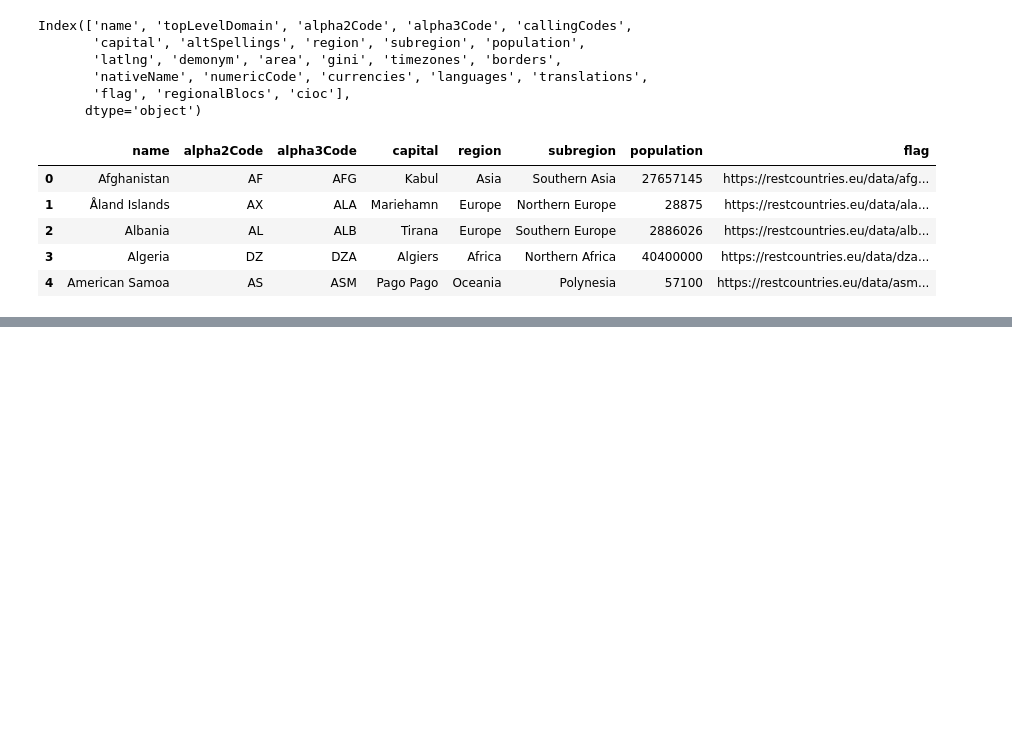
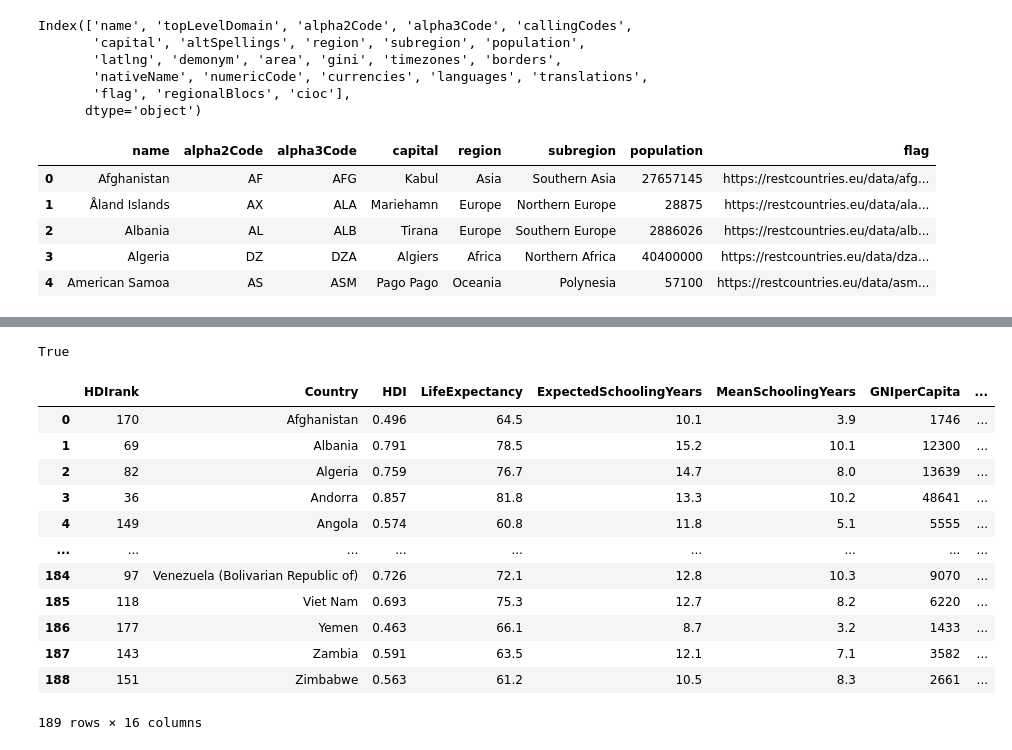
Before and after one commit to MdeMaic/WebScrapingAPI_Project, a Jupyter notebook: SRC/Functions.ipynb, the cells around one changed output, grey strips where cells are left out. Cells and saved outputs as stored; diff of their text form; code cells hidden in the pictures; blank space fills up the shorter version.

```diff
--- a/SRC/Functions.ipynb
+++ b/SRC/Functions.ipynb
@@ -155,0 +173,2 @@ dj.head()
+# %%
+djf = dj[dj["In_lst"]==True]
@@ -155,0 +189,3 @@ dj.head()
+# %%
+djf = djf.sort_values("name").reset_index(drop=True)
+df = df.sort_values("Country").reset_index(drop=True)
@@ -155,0 +201,2 @@ dj.head()
+# %%
+result = pd.concat([df, djf], axis=1).reindex(df.index)
@@ -155,0 +212,22 @@ dj.head()
+# %%
+result['Country'].equals(result['name'])
+# %% [output]
+True
+# %%
+result = result.drop(columns=["name","In_lst"])
+# %%
+result
+# %% [output]
+|  | HDIrank | Country | HDI | LifeExpectancy | ExpectedSchoolingYears | MeanSchoolingYears | GNIperCapita | ... |
+| 0 | 170 | Afghanistan | 0.496 | 64.5 | 10.1 | 3.9 | 1746 | ... |
+| 1 | 69 | Albania | 0.791 | 78.5 | 15.2 | 10.1 | 12300 | ... |
+| 2 | 82 | Algeria | 0.759 | 76.7 | 14.7 | 8.0 | 13639 | ... |
+| 3 | 36 | Andorra | 0.857 | 81.8 | 13.3 | 10.2 | 48641 | ... |
+| 4 | 149 | Angola | 0.574 | 60.8 | 11.8 | 5.1 | 5555 | ... |
+| ... | ... | ... | ... | ... | ... | ... | ... | ... |
+| 184 | 97 | Venezuela (Bolivarian Republic of) | 0.726 | 72.1 | 12.8 | 10.3 | 9070 | ... |
+| 185 | 118 | Viet Nam | 0.693 | 75.3 | 12.7 | 8.2 | 6220 | ... |
+| 186 | 177 | Yemen | 0.463 | 66.1 | 8.7 | 3.2 | 1433 | ... |
+| 187 | 143 | Zambia | 0.591 | 63.5 | 12.1 | 7.1 | 3582 | ... |
+| 188 | 151 | Zimbabwe | 0.563 | 61.2 | 10.5 | 8.3 | 2661 | ... |
+189 rows × 16 columns
```
Also changed, not shown: parts of 8 cells of this notebook, 2 other files.
